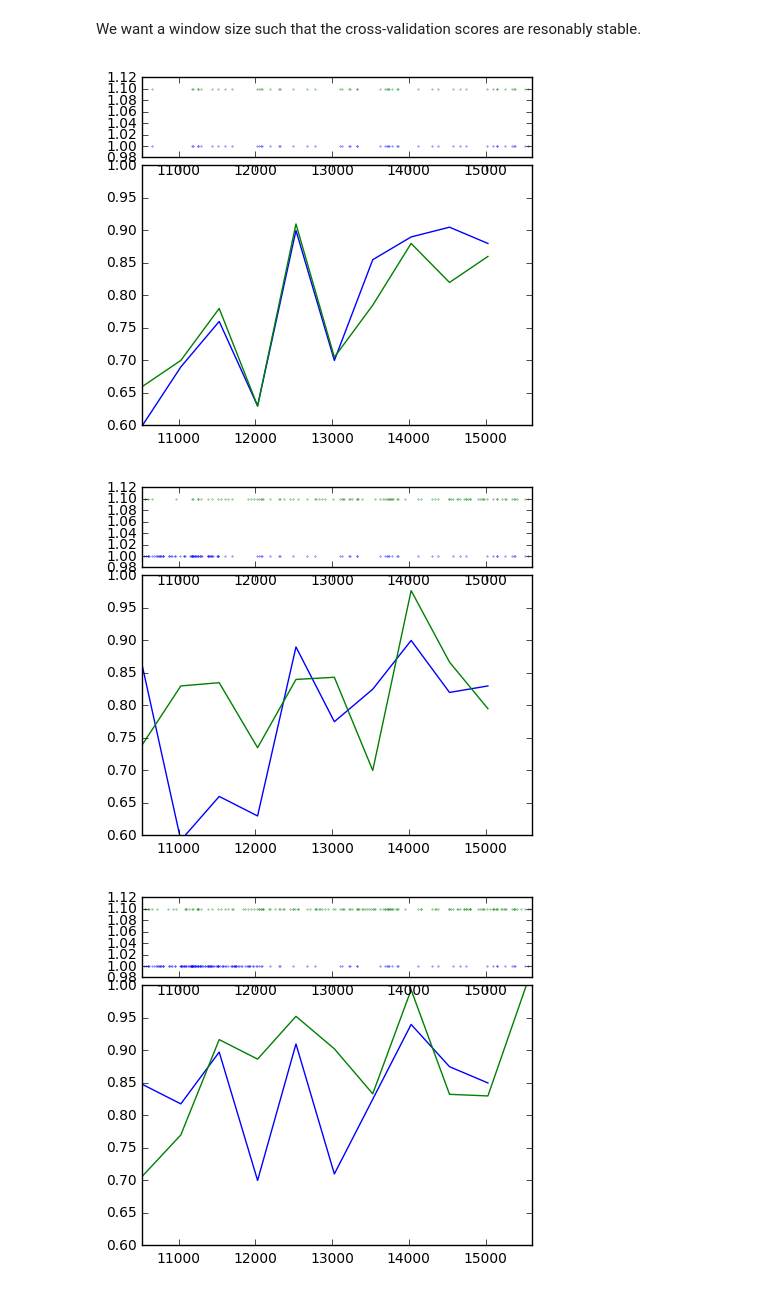
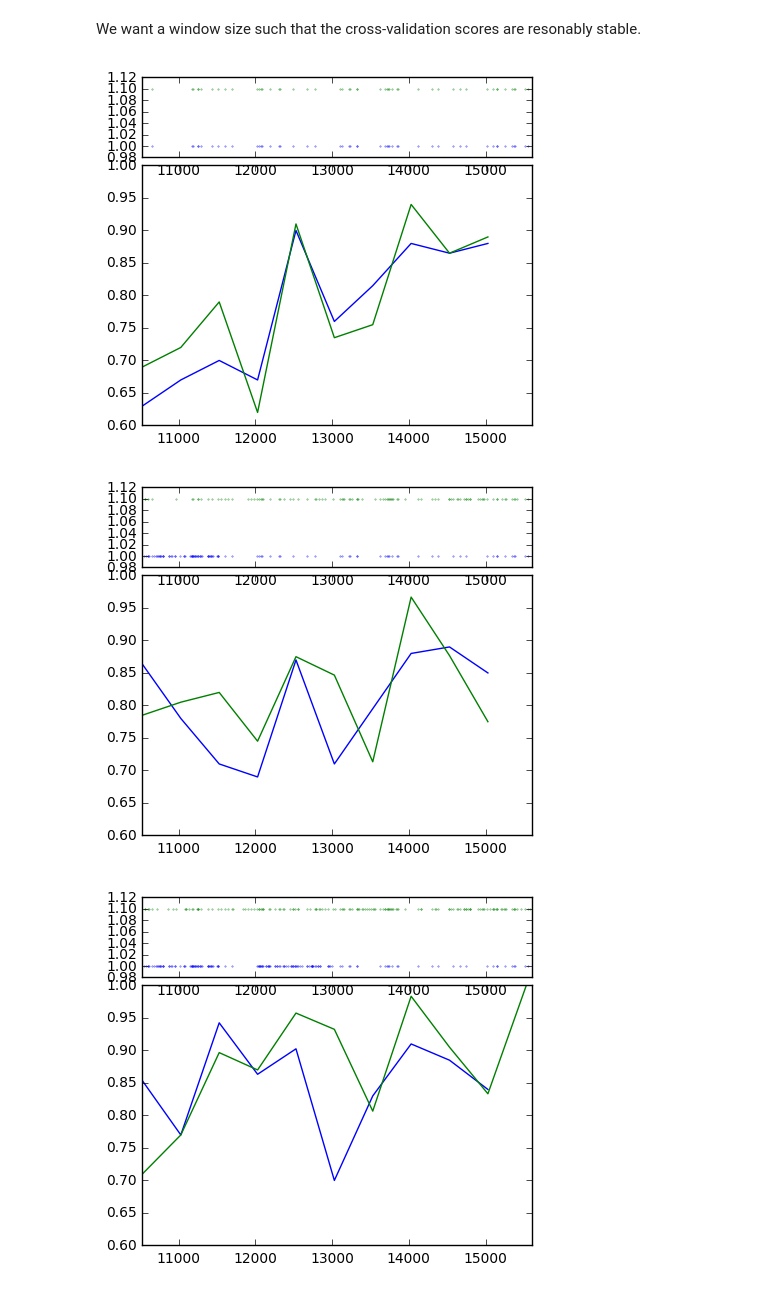
Before and after one commit to IDInteraction/abc-display-tool, a Jupyter notebook: MovingWindow.ipynb, the cells around one changed output. Drawn from its saved outputs; the diff is of its cells as text; code cells hidden in the pictures.

Commit message:
Calc accuracy graphs over 100 shuffle-splits

```diff
--- a/MovingWindow.ipynb
+++ b/MovingWindow.ipynb
@@ -16,8 +16,11 @@ np.random.seed(123)
 # %%
 participant = abcc.videotracking(framerange=(10530, 15611))
 participant.addtrackingdata("/home/zzalsdme/IDInteraction/paper/results/OpenFace/P01_front.openface")
+# Add frame # as a tracking variable
+participant.addframeastracking()
 groundtruth = abcc.loadExternalGroundTruth("/home/zzalsdme/IDInteraction/paper/results/Groundtruth/P01_attention.csv", \
                                            participant)
+
 # All the potential training frames
 trainingframes = participant.frames
 np.random.shuffle(trainingframes)
@@ -73,35 +76,35 @@ for i in range(0,10):
                       set(participant.getClassifiedFrames().index))
     if len(trainingframes) < batchsize:
         print "Warning - classifying all frames at " + str(minstartframe)
     # Randomise and select the appropriate number of frames for the
     # targetted training
     np.random.shuffle(trainingframes)
     trainingframes = trainingframes[:batchsize]
     traindata = groundtruth.loc[trainingframes]
     abcc.trainRegion(participant, traindata)
 
     vtc = abcc.videotrackingclassifier(participant)
-    shufsplitscore = vtc.getShuffleSplitScore()
+    shufsplitscore = vtc.getShuffleSplitScore(n_splits=100)
 
     # And train the same number of frames at random
     randbatch = randtrainingframes[:len(trainingframes)]
     randtrainingframes = randtrainingframes[len(trainingframes):]
     abcc.trainRegion(randparticipant, groundtruth.loc[randbatch])
     rvtc = abcc.videotrackingclassifier(randparticipant)
-    rshufsplitscore = rvtc.getShuffleSplitScore()
+    rshufsplitscore = rvtc.getShuffleSplitScore(n_splits=100)
 
     if vtc.vto.numClassifiedFrames() != rvtc.vto.numClassifiedFrames():
         raise ValueError("Number of classified frames is out of sync")
 
     results = results.append({"startframe":minstartframe,
                    "classifiedframes":vtc.vto.numClassifiedFrames(),
                    "mean":shufsplitscore.mean(),
                    "std": shufsplitscore.std(),
                    "randmean": rshufsplitscore.mean(),
                    "randstd" : rshufsplitscore.std(),
                    "batchsize": len(trainingframes)
                     }, ignore_index=True)
 # %% [output]
-[figure, old version]
+[figure, new version]
-[figure, old version]
+[figure, new version]
-[figure, old version]
+[figure, new version]
```
Also changed, not shown: parts of 5 cells of this notebook.
